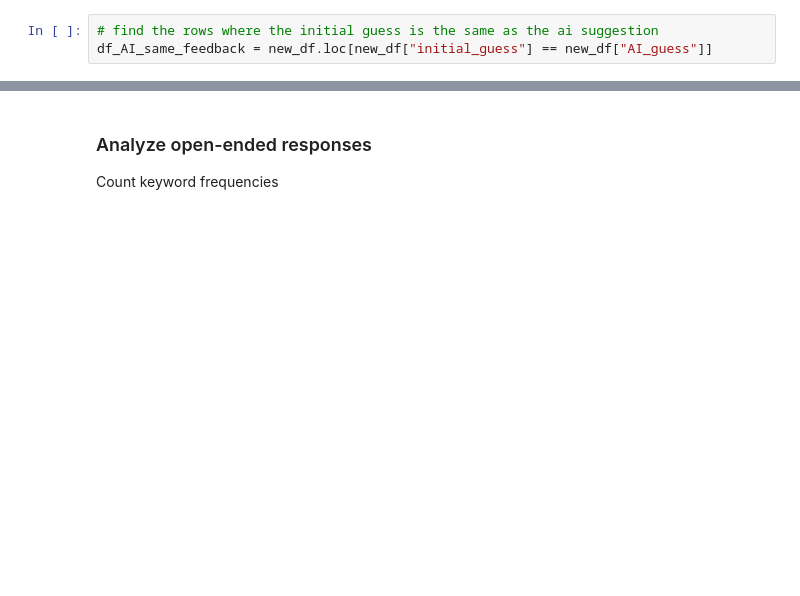
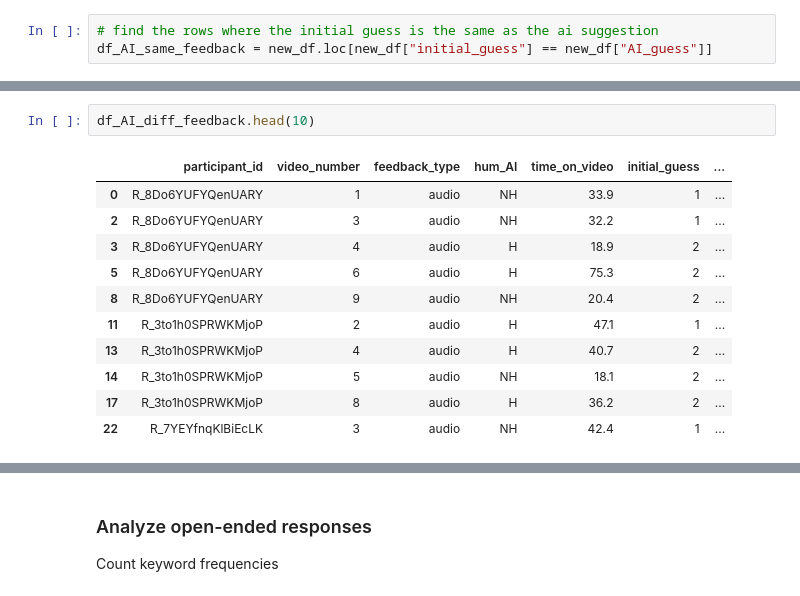
Before and after one commit to liogrnbrg/SHS_Psycho, a Jupyter notebook: main_analysis.ipynb, the cells around one changed output, grey strips where cells are left out. Drawn from its saved outputs; the diff is of its cells as text; blank space fills up the shorter version.

```diff
--- a/main_analysis.ipynb
+++ b/main_analysis.ipynb
@@ -663,0 +666,14 @@ sns.scatterplot(
+# %%
+df_AI_diff_feedback.head(10)
+# %% [output]
+|  | participant_id | video_number | feedback_type | hum_AI | time_on_video | initial_guess | ... |
+| 0 | R_8Do6YUFYQenUARY | 1 | audio | NH | 33.9 | 1 | ... |
+| 2 | R_8Do6YUFYQenUARY | 3 | audio | NH | 32.2 | 1 | ... |
+| 3 | R_8Do6YUFYQenUARY | 4 | audio | H | 18.9 | 2 | ... |
+| 5 | R_8Do6YUFYQenUARY | 6 | audio | H | 75.3 | 2 | ... |
+| 8 | R_8Do6YUFYQenUARY | 9 | audio | NH | 20.4 | 2 | ... |
+| 11 | R_3to1h0SPRWKMjoP | 2 | audio | H | 47.1 | 1 | ... |
+| 13 | R_3to1h0SPRWKMjoP | 4 | audio | H | 40.7 | 2 | ... |
+| 14 | R_3to1h0SPRWKMjoP | 5 | audio | NH | 18.1 | 2 | ... |
+| 17 | R_3to1h0SPRWKMjoP | 8 | audio | H | 36.2 | 2 | ... |
+| 22 | R_7YEYfnqKlBiEcLK | 3 | audio | NH | 42.4 | 1 | ... |
```
Also changed, not shown: parts of 35 cells of this notebook.
